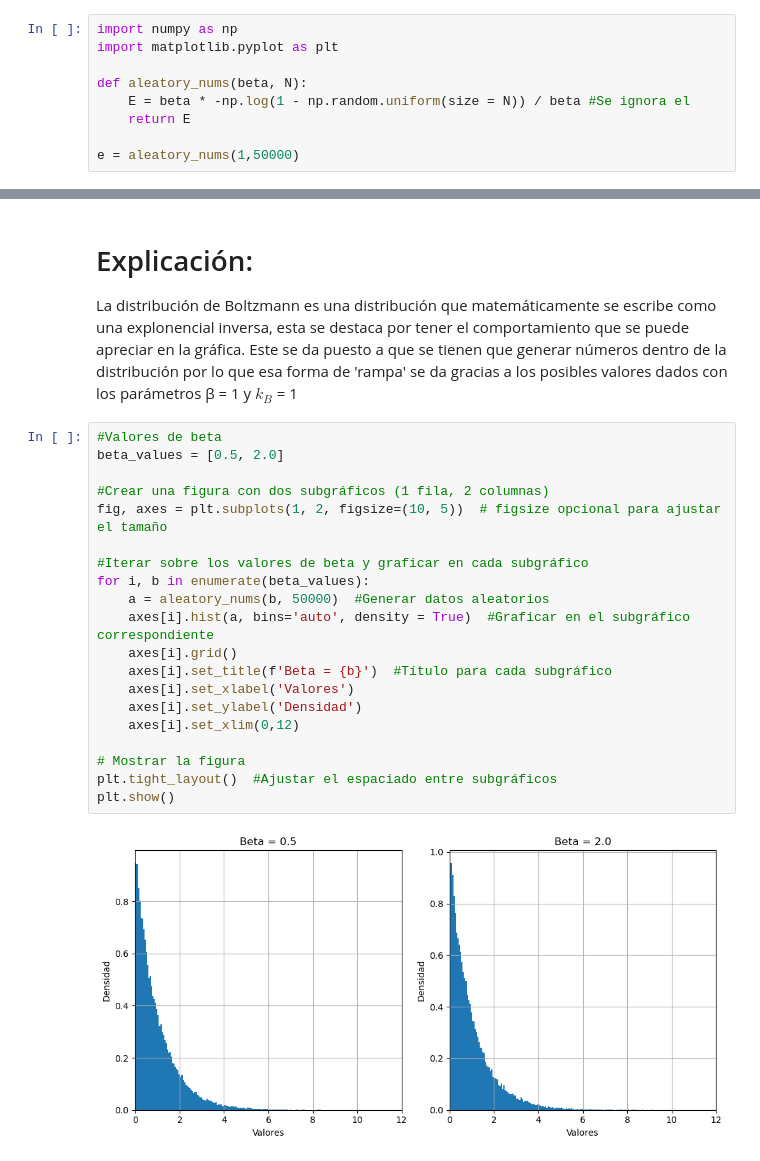
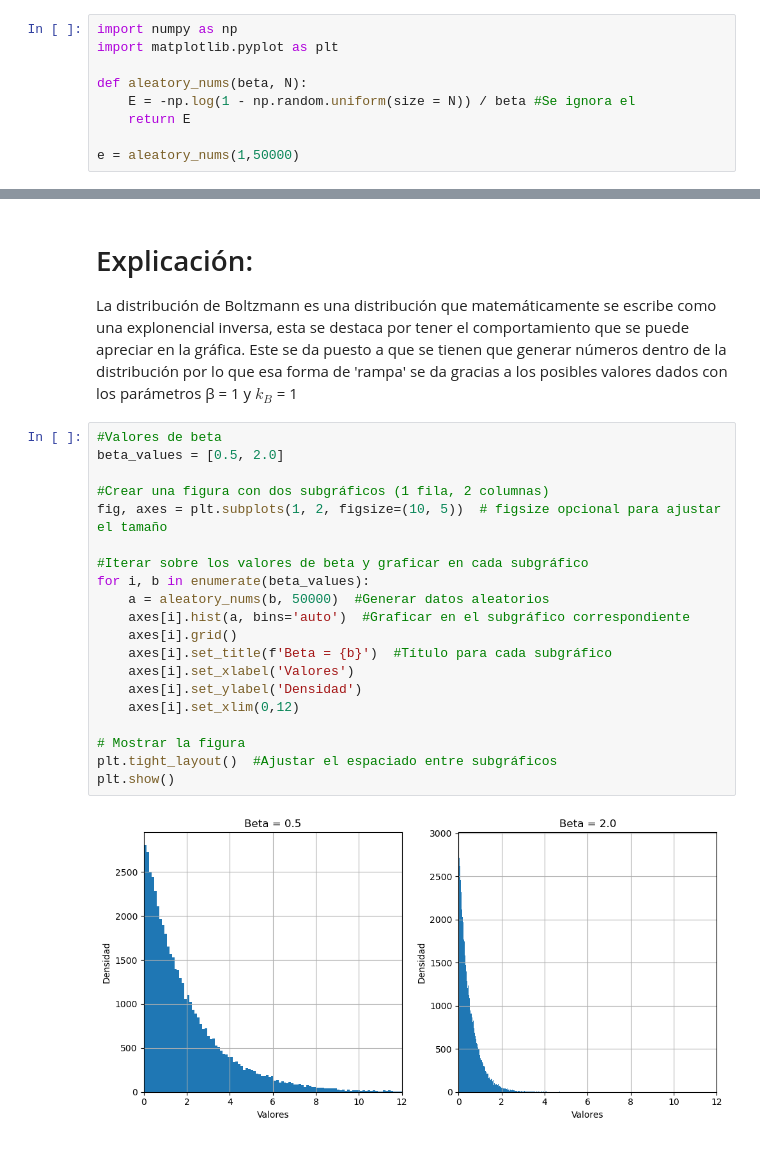
Before and after one commit to davidggonz/ComputationalPhysics, a Jupyter notebook: Exams/Exam_02/segundoparcial.ipynb, the cells around one changed output, grey strips where cells are left out. Cells and saved outputs as stored; diff of their text form.

```diff
--- a/Exams/Exam_02/segundoparcial.ipynb
+++ b/Exams/Exam_02/segundoparcial.ipynb
@@ -20,7 +20,7 @@ import numpy as np
 import matplotlib.pyplot as plt
 
 def aleatory_nums(beta, N):
-    E = beta * -np.log(1 - np.random.uniform(size = N)) / beta #Se ignora el
+    E = -np.log(1 - np.random.uniform(size = N)) / beta #Se ignora el
     return E
 
 e = aleatory_nums(1,50000)
@@ -44,22 +45,22 @@ La distribución de Boltzmann es una distribución que matemáticamente se escri
 # %%
 #Valores de beta
 beta_values = [0.5, 2.0]
 
 #Crear una figura con dos subgráficos (1 fila, 2 columnas)
 fig, axes = plt.subplots(1, 2, figsize=(10, 5))  # figsize opcional para ajustar el tamaño
 
 #Iterar sobre los valores de beta y graficar en cada subgráfico
 for i, b in enumerate(beta_values):
     a = aleatory_nums(b, 50000)  #Generar datos aleatorios
-    axes[i].hist(a, bins='auto', density = True)  #Graficar en el subgráfico correspondiente
+    axes[i].hist(a, bins='auto')  #Graficar en el subgráfico correspondiente
     axes[i].grid()
     axes[i].set_title(f'Beta = {b}')  #Título para cada subgráfico
     axes[i].set_xlabel('Valores')
     axes[i].set_ylabel('Densidad')
     axes[i].set_xlim(0,12)
 
 # Mostrar la figura
 plt.tight_layout()  #Ajustar el espaciado entre subgráficos
 plt.show()
 # %% [output]
-[figure, old version]
+[figure, new version]
```
Also changed, not shown: parts of 4 cells of this notebook, 1 other file.
